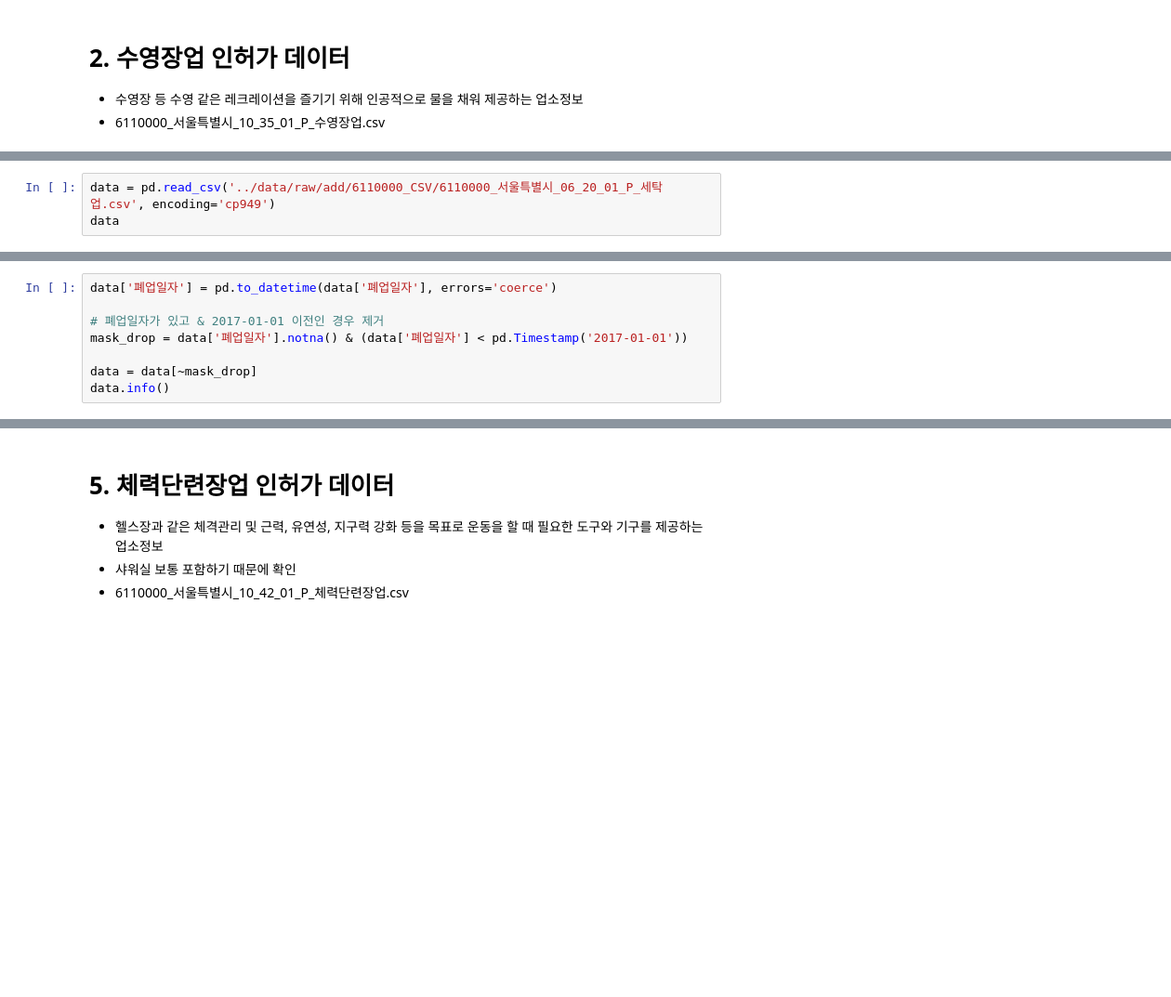
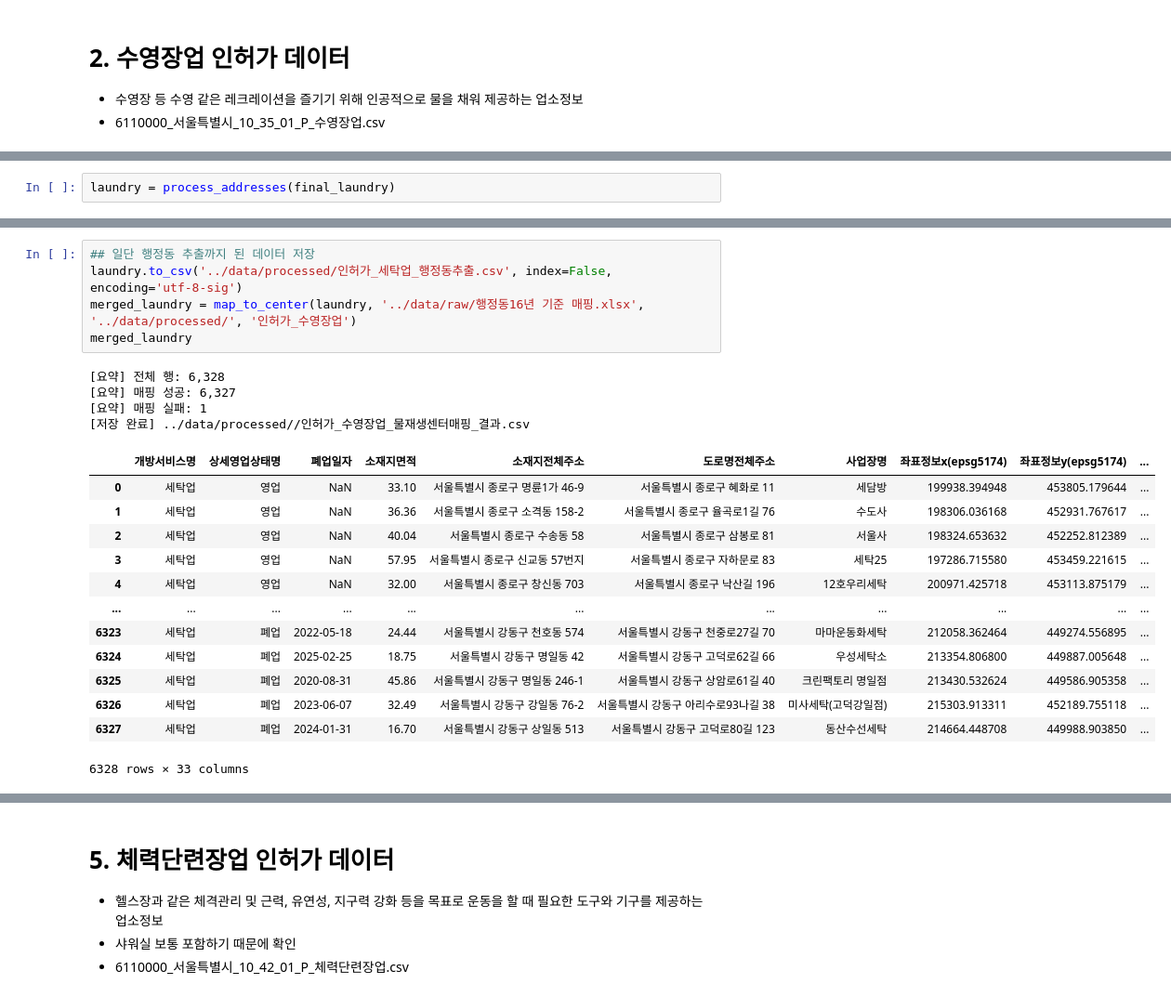
Before and after one commit to mimimoo02/youngwon, a Jupyter notebook: code/preprocess_license_baseline_module.ipynb, the cells around one changed output, grey strips where cells are left out. Shown: that part at 93% size. Cells and saved outputs as stored; diff of their text form; blank space fills up the shorter version.

```diff
--- a/code/preprocess_license_baseline_module.ipynb
+++ b/code/preprocess_license_baseline_module.ipynb
@@ -1761,3 +1869,2 @@ dtype: int64
 # %%
-data = pd.read_csv('../data/raw/add/6110000_CSV/6110000_서울특별시_06_20_01_P_세탁업.csv', encoding='cp949')
-data
+laundry = process_addresses(final_laundry)
@@ -1764,8 +1885,23 @@ data
-# %%
-data['폐업일자'] = pd.to_datetime(data['폐업일자'], errors='coerce')
-
-# 폐업일자가 있고 & 2017-01-01 이전인 경우 제거
-mask_drop = data['폐업일자'].notna() & (data['폐업일자'] < pd.Timestamp('2017-01-01'))
-
-data = data[~mask_drop]
-data.info()
+# %%
+## 일단 행정동 추출까지 된 데이터 저장
+laundry.to_csv('../data/processed/인허가_세탁업_행정동추출.csv', index=False, encoding='utf-8-sig')
+merged_laundry = map_to_center(laundry, '../data/raw/행정동16년 기준 매핑.xlsx', '../data/processed/', '인허가_수영장업')
+merged_laundry
+# %% [output]
+[요약] 전체 행: 6,328
+[요약] 매핑 성공: 6,327
+[요약] 매핑 실패: 1
+[저장 완료] ../data/processed//인허가_수영장업_물재생센터매핑_결과.csv
+|  | 개방서비스명 | 상세영업상태명 | 폐업일자 | 소재지면적 | 소재지전체주소 | 도로명전체주소 | 사업장명 | 좌표정보x(epsg5174) | 좌표정보y(epsg5174) | ... |
+| 0 | 세탁업 | 영업 | NaN | 33.10 | 서울특별시 종로구 명륜1가 46-9 | 서울특별시 종로구 혜화로 11 | 세담방 | 199938.394948 | 453805.179644 | ... |
+| 1 | 세탁업 | 영업 | NaN | 36.36 | 서울특별시 종로구 소격동 158-2 | 서울특별시 종로구 율곡로1길 76 | 수도사 | 198306.036168 | 452931.767617 | ... |
+| 2 | 세탁업 | 영업 | NaN | 40.04 | 서울특별시 종로구 수송동 58 | 서울특별시 종로구 삼봉로 81 | 서울사 | 198324.653632 | 452252.812389 | ... |
+| 3 | 세탁업 | 영업 | NaN | 57.95 | 서울특별시 종로구 신교동 57번지 | 서울특별시 종로구 자하문로 83 | 세탁25 | 197286.715580 | 453459.221615 | ... |
+| 4 | 세탁업 | 영업 | NaN | 32.00 | 서울특별시 종로구 창신동 703 | 서울특별시 종로구 낙산길 196 | 12호우리세탁 | 200971.425718 | 453113.875179 | ... |
+| ... | ... | ... | ... | ... | ... | ... | ... | ... | ... | ... |
+| 6323 | 세탁업 | 폐업 | 2022-05-18 | 24.44 | 서울특별시 강동구 천호동 574 | 서울특별시 강동구 천중로27길 70 | 마마운동화세탁 | 212058.362464 | 449274.556895 | ... |
+| 6324 | 세탁업 | 폐업 | 2025-02-25 | 18.75 | 서울특별시 강동구 명일동 42 | 서울특별시 강동구 고덕로62길 66 | 우성세탁소 | 213354.806800 | 449887.005648 | ... |
+| 6325 | 세탁업 | 폐업 | 2020-08-31 | 45.86 | 서울특별시 강동구 명일동 246-1 | 서울특별시 강동구 상암로61길 40 | 크린팩토리 명일점 | 213430.532624 | 449586.905358 | ... |
+| 6326 | 세탁업 | 폐업 | 2023-06-07 | 32.49 | 서울특별시 강동구 강일동 76-2 | 서울특별시 강동구 아리수로93나길 38 | 미사세탁(고덕강일점) | 215303.913311 | 452189.755118 | ... |
+| 6327 | 세탁업 | 폐업 | 2024-01-31 | 16.70 | 서울특별시 강동구 상일동 513 | 서울특별시 강동구 고덕로80길 123 | 동산수선세탁 | 214664.448708 | 449988.903850 | ... |
+6328 rows × 33 columns
```
Also changed, not shown: parts of 41 cells of this notebook.
